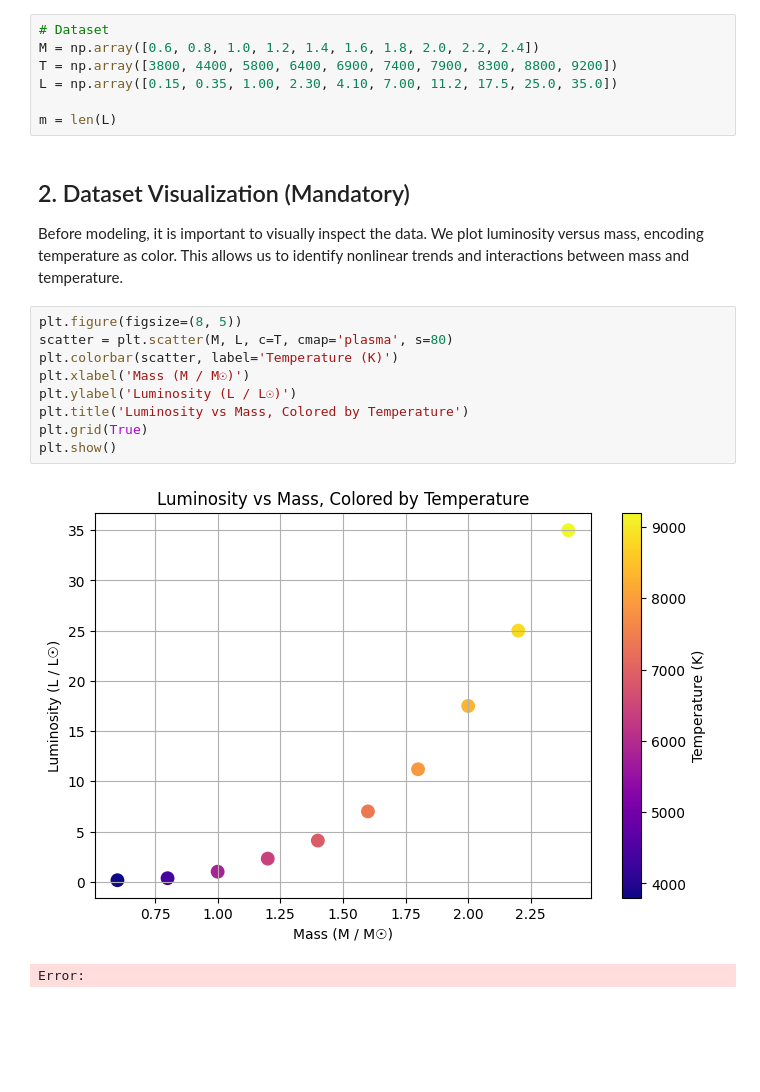
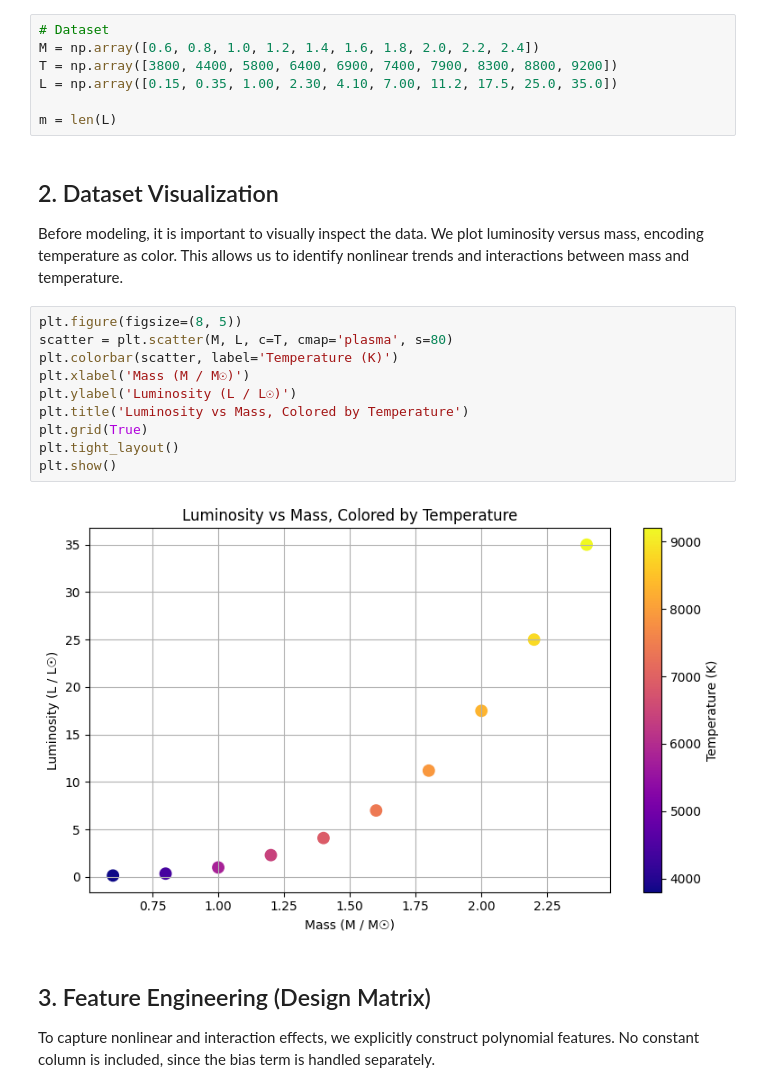
Before and after one commit to Juanvelandia-p/Stellar-Luminosity, a Jupyter notebook: 02_part2_polyreg.ipynb, the cells around one changed output. Drawn from its saved outputs; the diff is of its cells as text; blank space fills up the shorter version.

```diff
--- a/02_part2_polyreg.ipynb
+++ b/02_part2_polyreg.ipynb
@@ -15,18 +15,21 @@ L = np.array([0.15, 0.35, 1.00, 2.30, 4.10, 7.00, 11.2, 17.5, 25.0, 35.0])
 
 m = len(L)
 # %% [markdown]
-## 2. Dataset Visualization (Mandatory)
+## 2. Dataset Visualization
 
 Before modeling, it is important to visually inspect the data. We plot luminosity versus mass, encoding temperature as color. This allows us to identify nonlinear trends and interactions between mass and temperature.
 # %%
 plt.figure(figsize=(8, 5))
 scatter = plt.scatter(M, L, c=T, cmap='plasma', s=80)
 plt.colorbar(scatter, label='Temperature (K)')
 plt.xlabel('Mass (M / M☉)')
 plt.ylabel('Luminosity (L / L☉)')
 plt.title('Luminosity vs Mass, Colored by Temperature')
 plt.grid(True)
+plt.tight_layout()
 plt.show()
 # %% [output]
-[figure, old version]
+[figure, new version]
-Error:
+# %% [markdown]
+## 3. Feature Engineering (Design Matrix)
+To capture nonlinear and interaction effects, we explicitly construct polynomial features. No constant column is included, since the bias term is handled separately.
```
Also changed, not shown: parts of 17 cells of this notebook, 9 other files.
